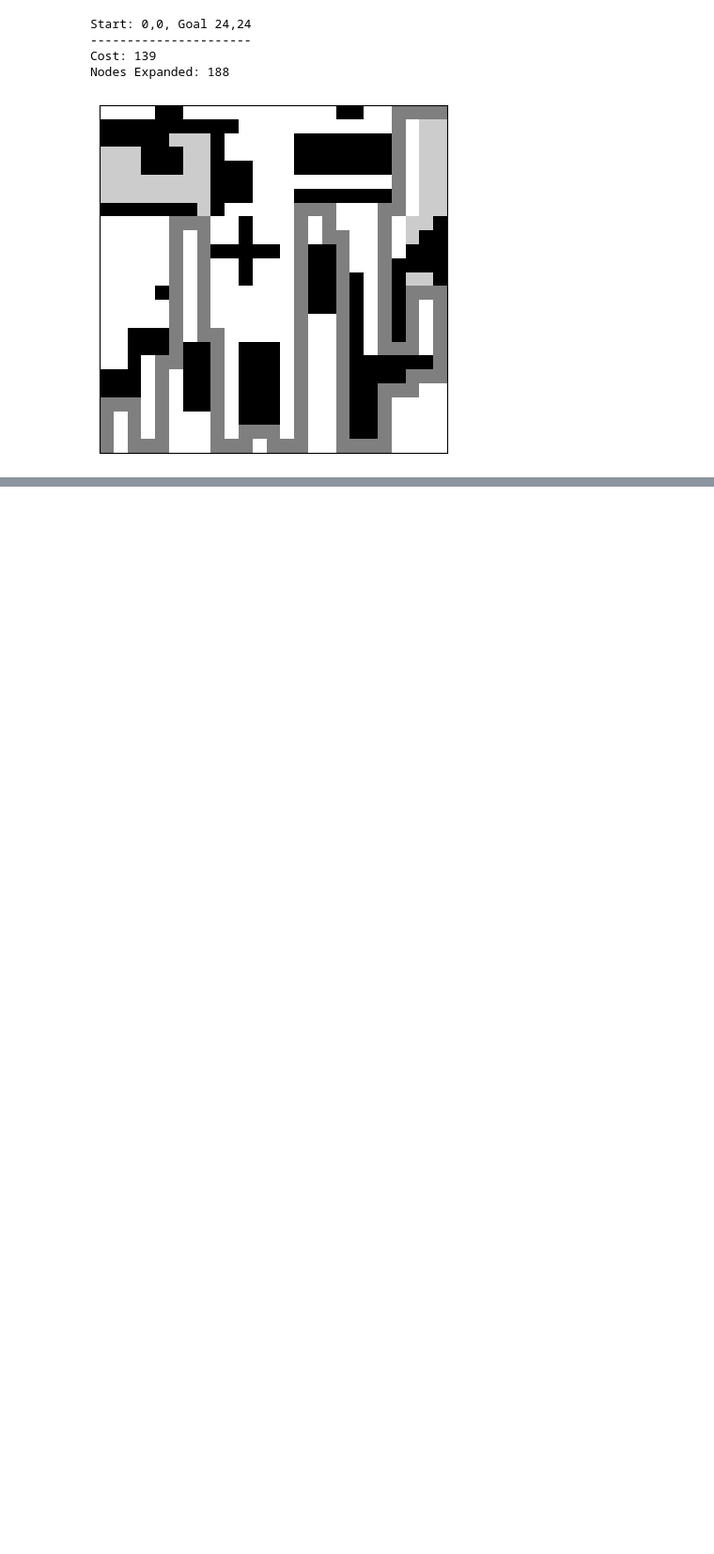
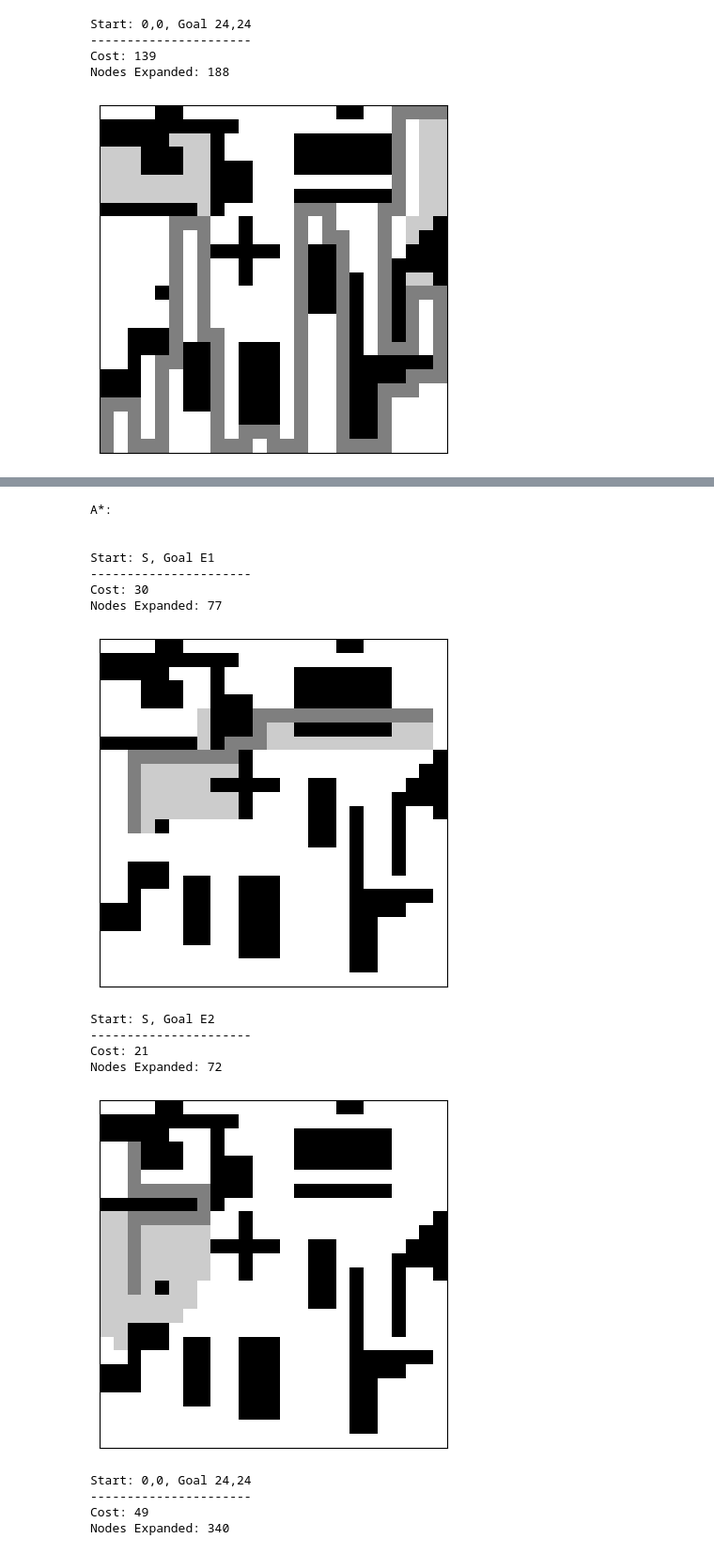
Before and after one commit to loganhartford/ece457A_a1, a Jupyter notebook: assignment1.ipynb, the cells around one changed output, grey strips where cells are left out. Shown at 94% size. Cells and saved outputs as stored; diff of their text form; code cells hidden in the pictures; blank space fills up the shorter version.

```diff
--- a/assignment1.ipynb
+++ b/assignment1.ipynb
@@ -488,29 +488,41 @@ Cost: 139
 Nodes Expanded: 188
 [figure]
 # %%
+import heapq
+
+def manhattanHeuristic(node, goal):
+    return abs(node[0] - goal[0]) + abs(node[1] - goal[1])
+
 def AStar(start, goal):
     maze = getCleanMaze()
 
-    # Create a queue for BFS
-    queue = deque([start])
+    # Priority queue for A*
+    queue = []
+    heapq.heappush(queue, (0, start))
 
-    # Track parent for generating path later
-    parent = {}
-    parent[start] = None
+    # Track costs and path
+    gCosts = {start: 0}
+    parent = {start: None}
     nodesExpanded = 0
 
     while queue:
-        node = queue.popleft()
+        _, node = heapq.heappop(queue)
         nodesExpanded += 1
 
         if node == goal:
             break
 
+        # Generate possible moves
         moves = generateMoves(maze, node)
         for move in moves:
-            # Only visit unvisited nodes
-            if move not in parent:
-                queue.appendleft(move)
+            newGCost = gCosts[node] + 1
+
+            if move not in gCosts or newGCost < gCosts[move]:
+                # Update g(n) for the move
+                gCosts[move] = newGCost
+                # f(n) = g(n) + h(n)
+                fCost = newGCost + manhattanHeuristic(move, goal)
+                heapq.heappush(queue, (fCost, move))
                 parent[move] = node
 
         maze[node[1]][node[0]] = EXPLORED
@@ -530,0 +565,25 @@ def AStar(start, goal):
+# %%
+print("A*:\n\n")
+
+for string, start, goal in zip(strings, starts, goals):
+    print(string)
+    print("----------------------")
+    AStar(start, goal)
+# %% [output]
+A*:
+
+
+Start: S, Goal E1
+----------------------
+Cost: 30
+Nodes Expanded: 77
+[figure, added]
+Start: S, Goal E2
+----------------------
+Cost: 21
+Nodes Expanded: 72
+[figure, added]
+Start: 0,0, Goal 24,24
+----------------------
+Cost: 49
+Nodes Expanded: 340
```
Also changed, not shown: parts of 2 cells of this notebook.
